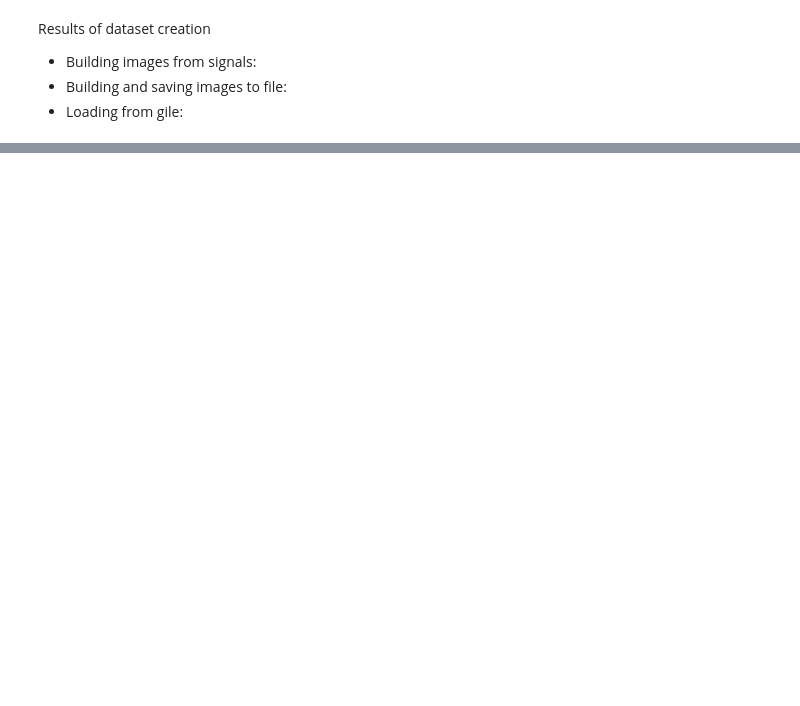
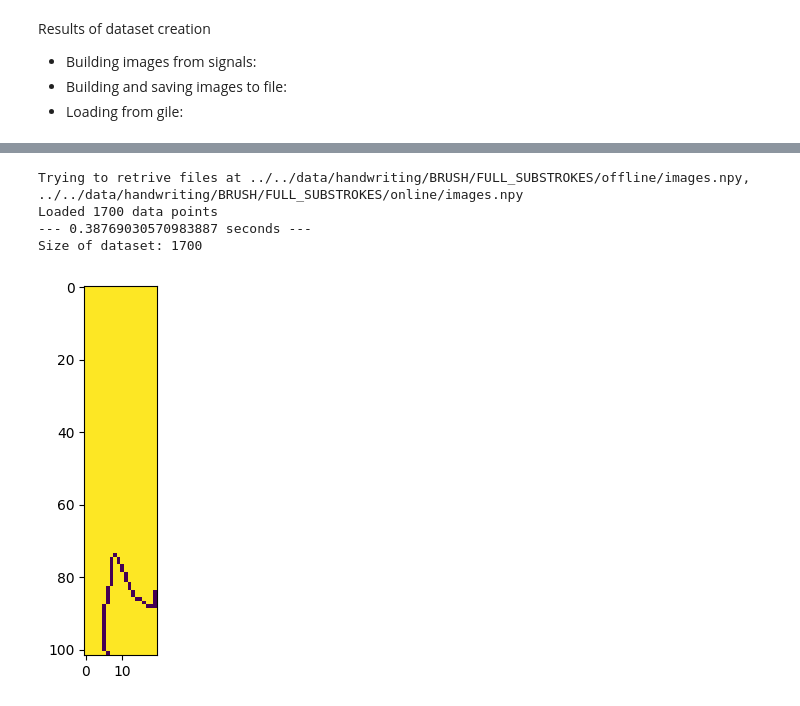
Before and after one commit to maximewel/papyrus-research, a Jupyter notebook: dataset_loading/BRUSH/brush_dataloader.ipynb, the cells around one changed output, grey strips where cells are left out. Cells and saved outputs as stored; diff of their text form; code cells hidden in the pictures; blank space fills up the shorter version.

```diff
--- a/dataset_loading/BRUSH/brush_dataloader.ipynb
+++ b/dataset_loading/BRUSH/brush_dataloader.ipynb
@@ -219,0 +340,26 @@ plt.show()
+# %%
+BRUSH_ROOT = "../../data/handwriting/BRUSH"
+
+import time
+start_time = time.time()
+dataset_substroke = BrushDataset(brush_root=BRUSH_ROOT, display_stats=True, save_to_file=False, strokemode=StrokeMode.SUBSTROKES)
+print("--- %s seconds ---" % (time.time() - start_time))
+
+print(f"Size of dataset: {dataset_substroke.size}")
+# %% [output]
+Trying to retrive files at ../../data/handwriting/BRUSH/FULL_SUBSTROKES/offline/images.npy, ../../data/handwriting/BRUSH/FULL_SUBSTROKES/online/images.npy
+Loaded 1700 data points
+--- 0.38769030570983887 seconds ---
+Size of dataset: 1700
+# %%
+import random
+import matplotlib.pyplot as plt
+
+n = random.randint(0, dataset_substroke.size)
+
+image, signal = dataset_substroke[n]
+
+plt.imshow(image)
+plt.show()
+# %% [output]
+[figure, added]
```
Also changed, not shown: parts of 8 cells of this notebook, 3 other files.
